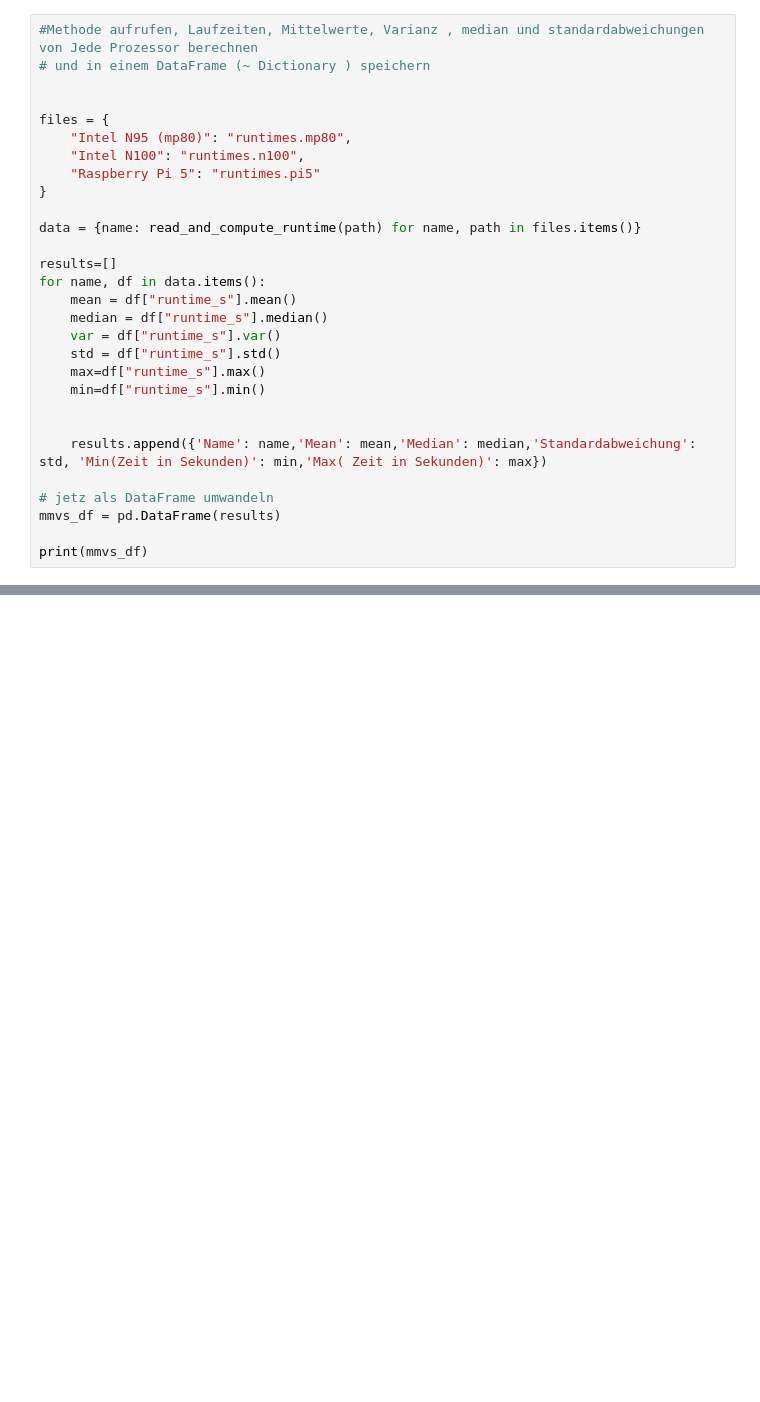
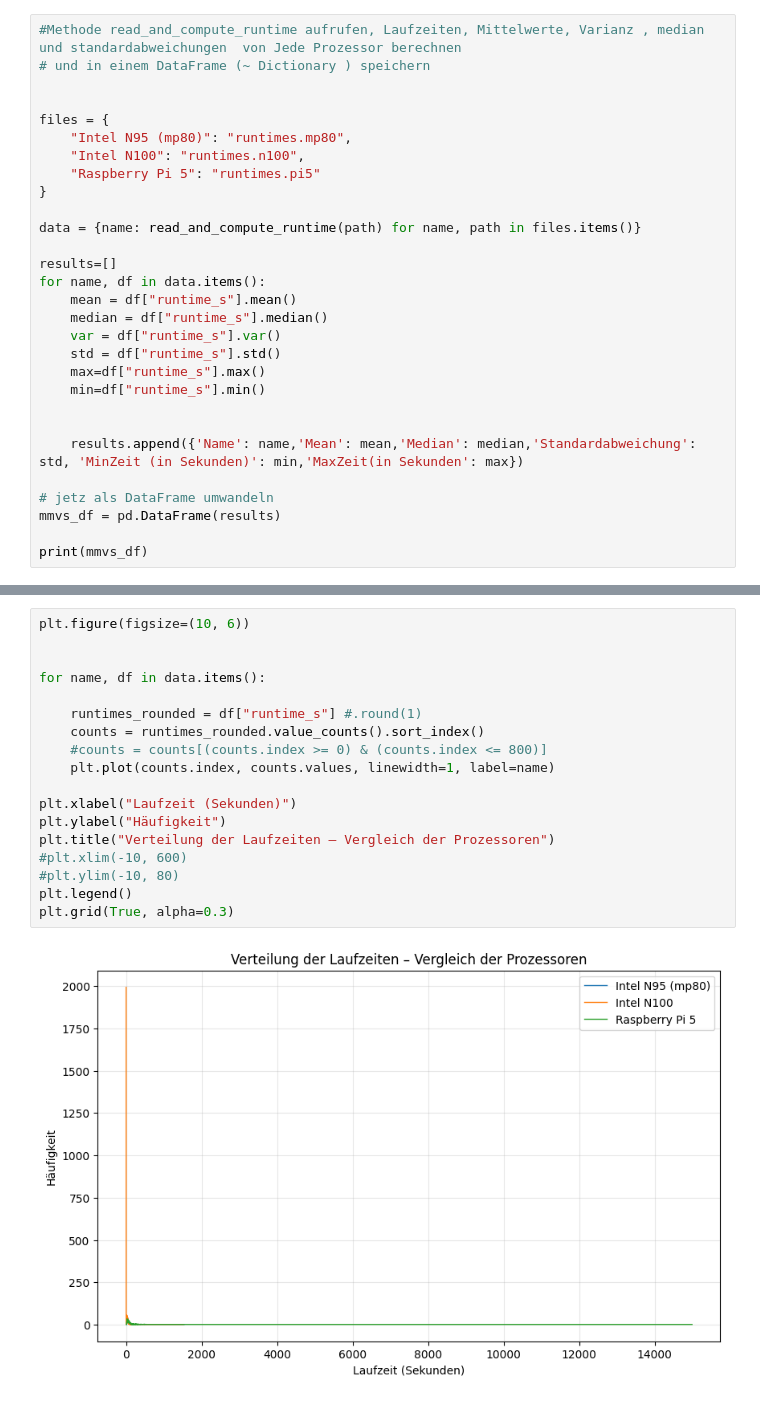
Before and after one commit to Linelle-7/TSP-Benchmark-Analysis, a Jupyter notebook: DatenAnalyse_fuer_TSP.ipynb, the cells around one changed output, grey strips where cells are left out. Saved outputs shown, nothing was run; the diff lists cells and outputs as text; blank space fills up the shorter version.

```diff
--- a/DatenAnalyse_fuer_TSP.ipynb
+++ b/DatenAnalyse_fuer_TSP.ipynb
@@ -76,5 +23,5 @@ print(r1)
 # %%
-#Methode aufrufen, Laufzeiten, Mittelwerte, Varianz , median und standardabweichungen  von Jede Prozessor berechnen
+#Methode read_and_compute_runtime aufrufen, Laufzeiten, Mittelwerte, Varianz , median und standardabweichungen  von Jede Prozessor berechnen
 # und in einem DataFrame (~ Dictionary ) speichern
 
 
@@ -96,7 +43,7 @@ for name, df in data.items():
     min=df["runtime_s"].min()
 
 
-    results.append({'Name': name,'Mean': mean,'Median': median,'Standardabweichung': std, 'Min(Zeit in Sekunden)': min,'Max( Zeit in Sekunden)': max})
+    results.append({'Name': name,'Mean': mean,'Median': median,'Standardabweichung': std, 'MinZeit (in Sekunden)': min,'MaxZeit(in Sekunden': max})
 
 # jetz als DataFrame umwandeln
 mmvs_df = pd.DataFrame(results)
@@ -135,0 +93,20 @@ ValueError: ':_' is not a valid value for ls; supported values are '-', '--', '-
+# %%
+plt.figure(figsize=(10, 6))
+
+
+for name, df in data.items():
+
+    runtimes_rounded = df["runtime_s"] #.round(1)
+    counts = runtimes_rounded.value_counts().sort_index()
+    #counts = counts[(counts.index >= 0) & (counts.index <= 800)]
+    plt.plot(counts.index, counts.values, linewidth=1, label=name)
+
+plt.xlabel("Laufzeit (Sekunden)")
+plt.ylabel("Häufigkeit")
+plt.title("Verteilung der Laufzeiten – Vergleich der Prozessoren")
+#plt.xlim(-10, 600)
+#plt.ylim(-10, 80)
+plt.legend()
+plt.grid(True, alpha=0.3)
+# %% [output]
+[figure, added]
```
Also changed, not shown: parts of 5 cells of this notebook, 4 other files.
